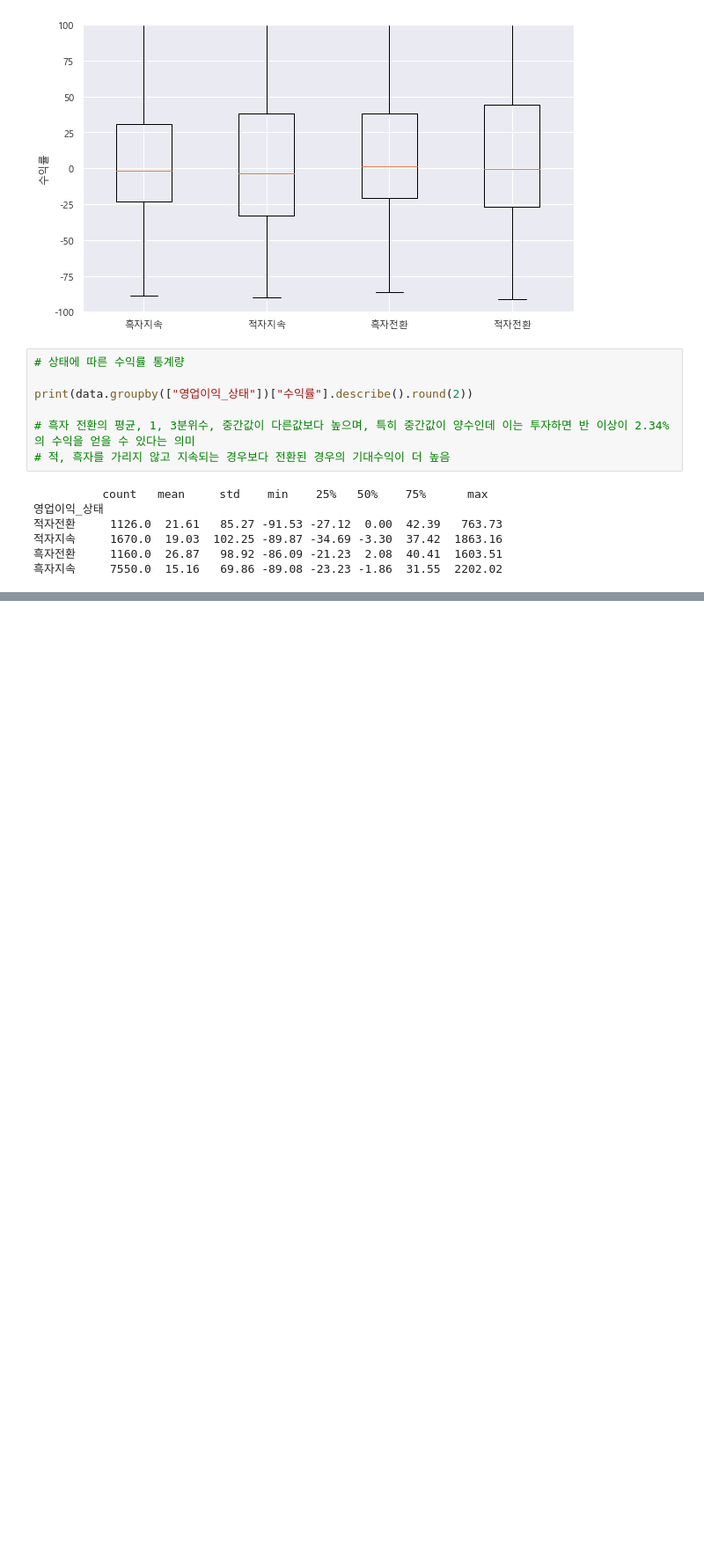
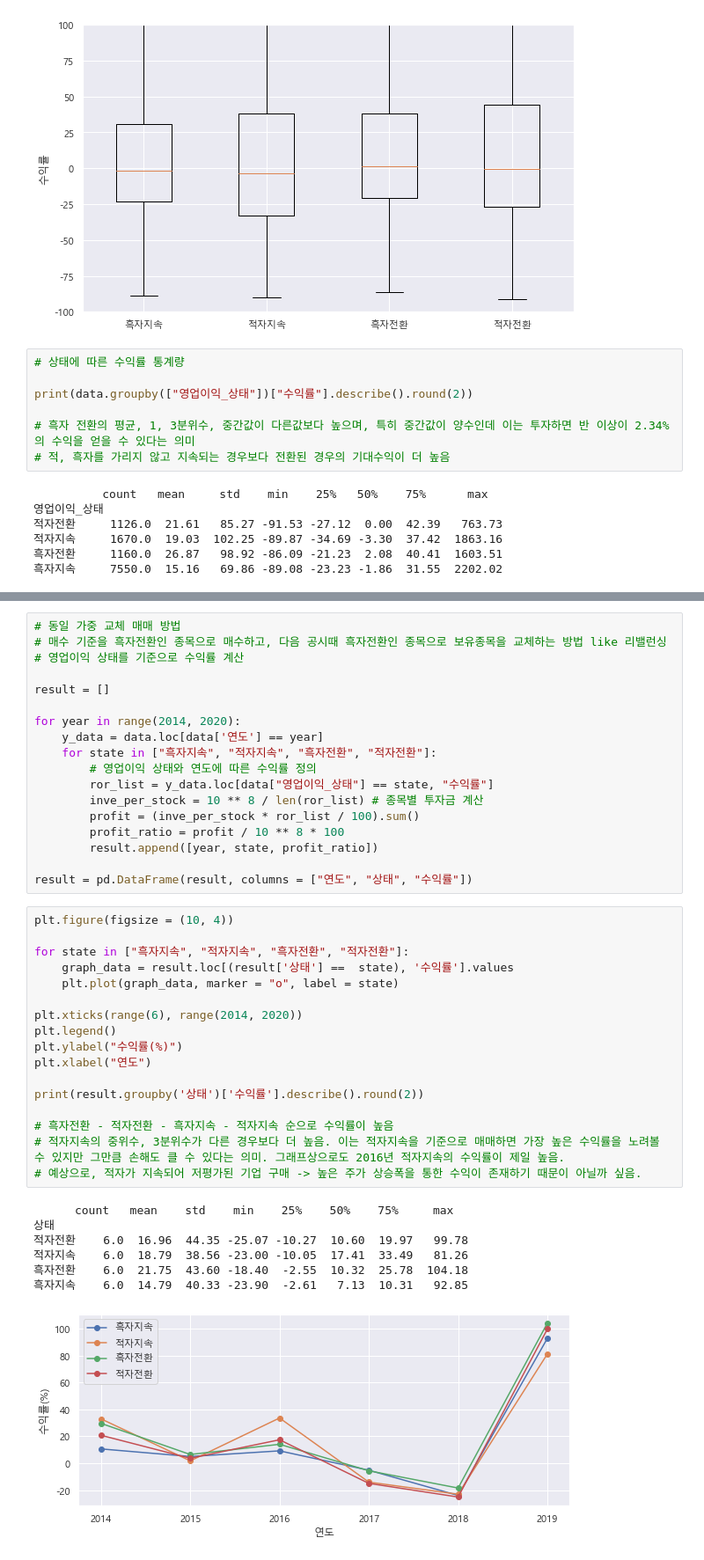
Before and after one commit to iinteger/Quant-trading, a Jupyter notebook: 7.2 이익 상태에 따른 투자.ipynb, the cells around one changed output, grey strips where cells are left out. Shown at 88% size. Saved outputs shown, nothing was run; the diff lists cells and outputs as text; blank space fills up the shorter version.

```diff
--- a/7.2 이익 상태에 따른 투자.ipynb
+++ b/7.2 이익 상태에 따른 투자.ipynb
@@ -104,3 +104,46 @@ print(data.groupby(["당기순이익_상태"])["수익률"].describe().round(2))
 적자지속      2219.0  20.07  105.24 -89.87 -32.85 -3.30  37.91  1863.16
 흑자전환      1408.0  23.32   80.56 -86.09 -20.41  1.63  38.45  1066.29
 흑자지속      6494.0  14.60   69.41 -89.08 -22.93 -1.87  30.74  2202.02
+# %%
+# 동일 가중 교체 매매 방법
+# 매수 기준을 흑자전환인 종목으로 매수하고, 다음 공시때 흑자전환인 종목으로 보유종목을 교체하는 방법 like 리밸런싱
+# 영업이익 상태를 기준으로 수익률 계산
+
+result = []
+
+for year in range(2014, 2020):
+    y_data = data.loc[data['연도'] == year]
+    for state in ["흑자지속", "적자지속", "흑자전환", "적자전환"]:
+        # 영업이익 상태와 연도에 따른 수익률 정의
+        ror_list = y_data.loc[data["영업이익_상태"] == state, "수익률"]
+        inve_per_stock = 10 ** 8 / len(ror_list) # 종목별 투자금 계산
+        profit = (inve_per_stock * ror_list / 100).sum()
+        profit_ratio = profit / 10 ** 8 * 100
+        result.append([year, state, profit_ratio])
+
+result = pd.DataFrame(result, columns = ["연도", "상태", "수익률"])
+# %%
+plt.figure(figsize = (10, 4))
+
+for state in ["흑자지속", "적자지속", "흑자전환", "적자전환"]:
+    graph_data = result.loc[(result['상태'] ==  state), '수익률'].values
+    plt.plot(graph_data, marker = "o", label = state)
+
+plt.xticks(range(6), range(2014, 2020))
+plt.legend()
+plt.ylabel("수익률(%)")
+plt.xlabel("연도")
+
+print(result.groupby('상태')['수익률'].describe().round(2))
+
+# 흑자전환 - 적자전환 - 흑자지속 - 적자지속 순으로 수익률이 높음
+# 적자지속의 중위수, 3분위수가 다른 경우보다 더 높음. 이는 적자지속을 기준으로 매매하면 가장 높은 수익률을 노려볼 수 있지만 그만큼 손해도 클 수 있다는 의미. 그래프상으로도 2016년 적자지속의 수익률이 제일 높음.
+# 예상으로, 적자가 지속되어 저평가된 기업 구매 -> 높은 주가 상승폭을 통한 수익이 존재하기 때문이 아닐까 싶음.
+# %% [output]
+      count   mean    std    min    25%    50%    75%     max
+상태
+적자전환    6.0  16.96  44.35 -25.07 -10.27  10.60  19.97   99.78
+적자지속    6.0  18.79  38.56 -23.00 -10.05  17.41  33.49   81.26
+흑자전환    6.0  21.75  43.60 -18.40  -2.55  10.32  25.78  104.18
+흑자지속    6.0  14.79  40.33 -23.90  -2.61   7.13  10.31   92.85
+[figure, added]
```
Also changed, not shown: parts of 3 cells of this notebook, 1 other file.
